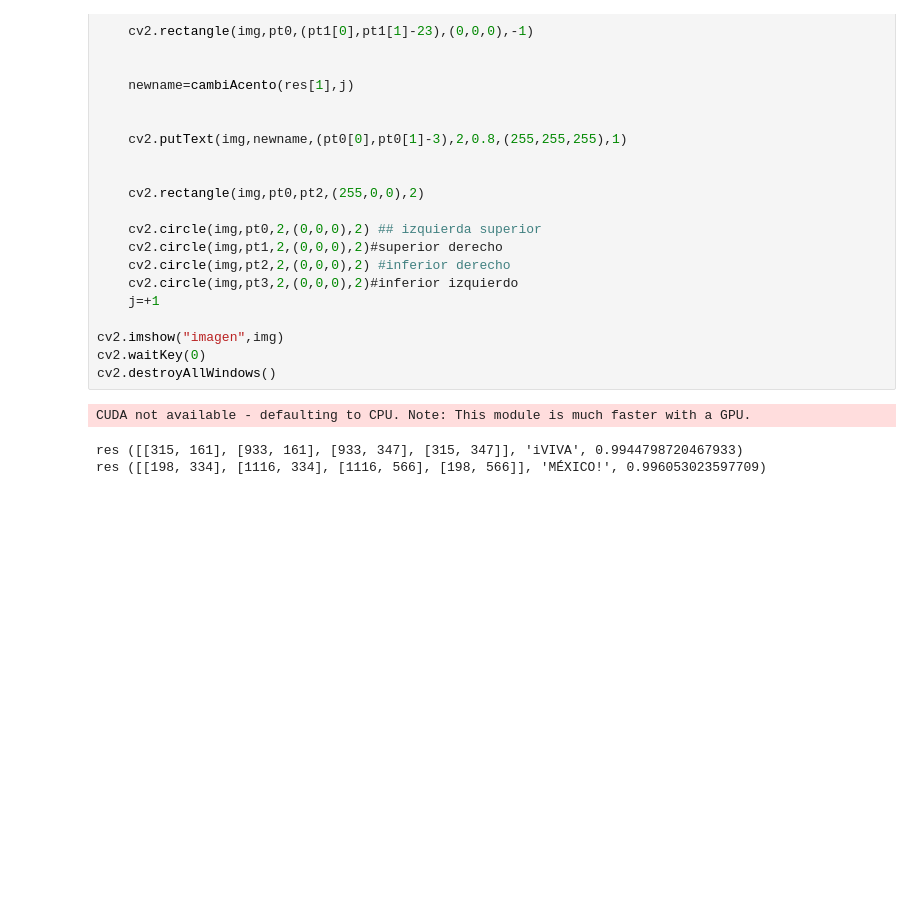
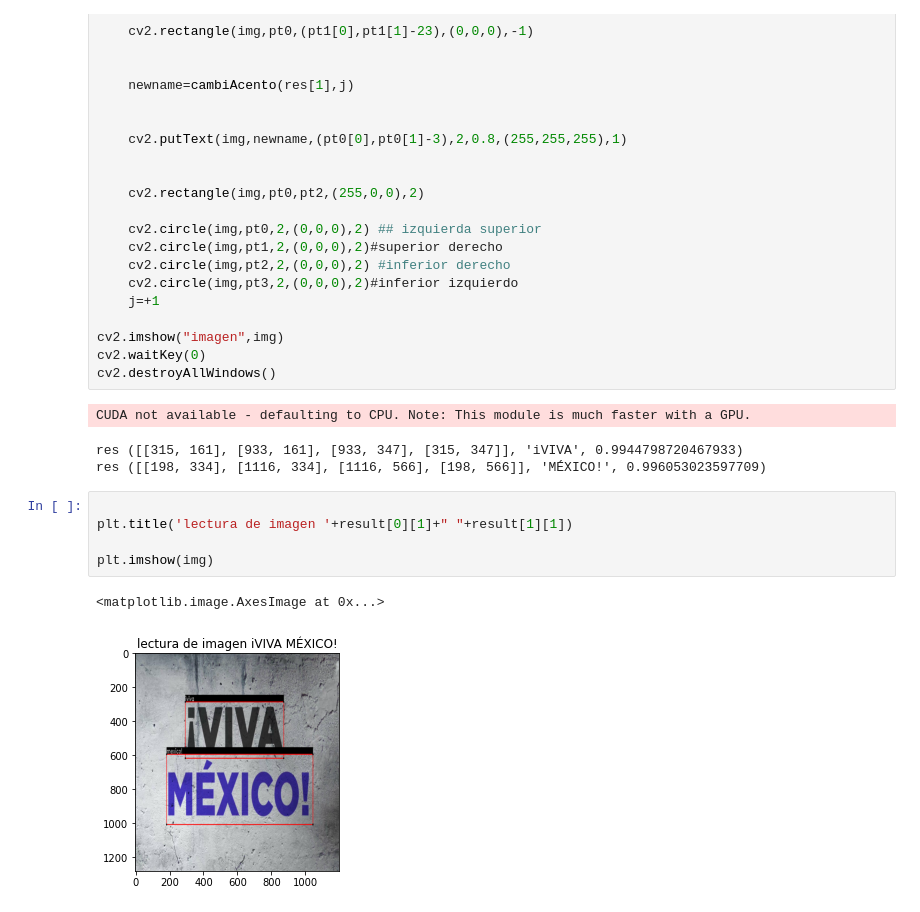
Before and after one commit to urielMontenegro1/deteccion_de_letras, a Jupyter notebook: deteccion_de_letras.ipynb, the cells around one changed output. Cells and saved outputs as stored; diff of their text form; blank space fills up the shorter version.

Commit message:
se ha agregado el modulo  matplotlib para la visaualizacion en github el resultado

```diff
--- a/deteccion_de_letras.ipynb
+++ b/deteccion_de_letras.ipynb
@@ -53,3 +54,11 @@ cv2.destroyAllWindows()
 CUDA not available - defaulting to CPU. Note: This module is much faster with a GPU.
 res ([[315, 161], [933, 161], [933, 347], [315, 347]], 'iVIVA', 0.9944798720467933)
 res ([[198, 334], [1116, 334], [1116, 566], [198, 566]], 'MÉXICO!', 0.996053023597709)
+# %%
+
+plt.title('lectura de imagen '+result[0][1]+" "+result[1][1])
+
+plt.imshow(img)
+# %% [output]
+<matplotlib.image.AxesImage at 0x...>
+[figure, added]
```
Also changed, not shown: parts of 1 cell of this notebook.
